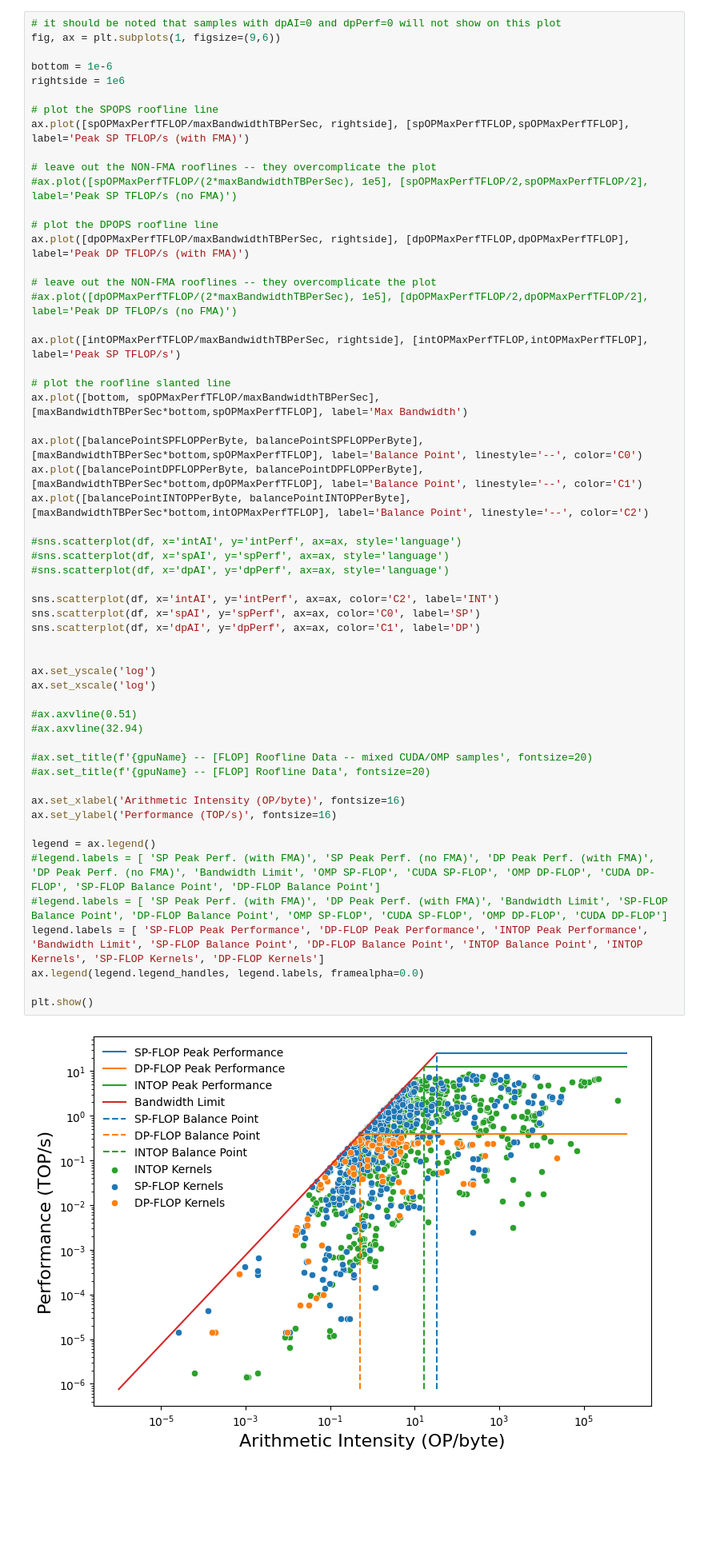
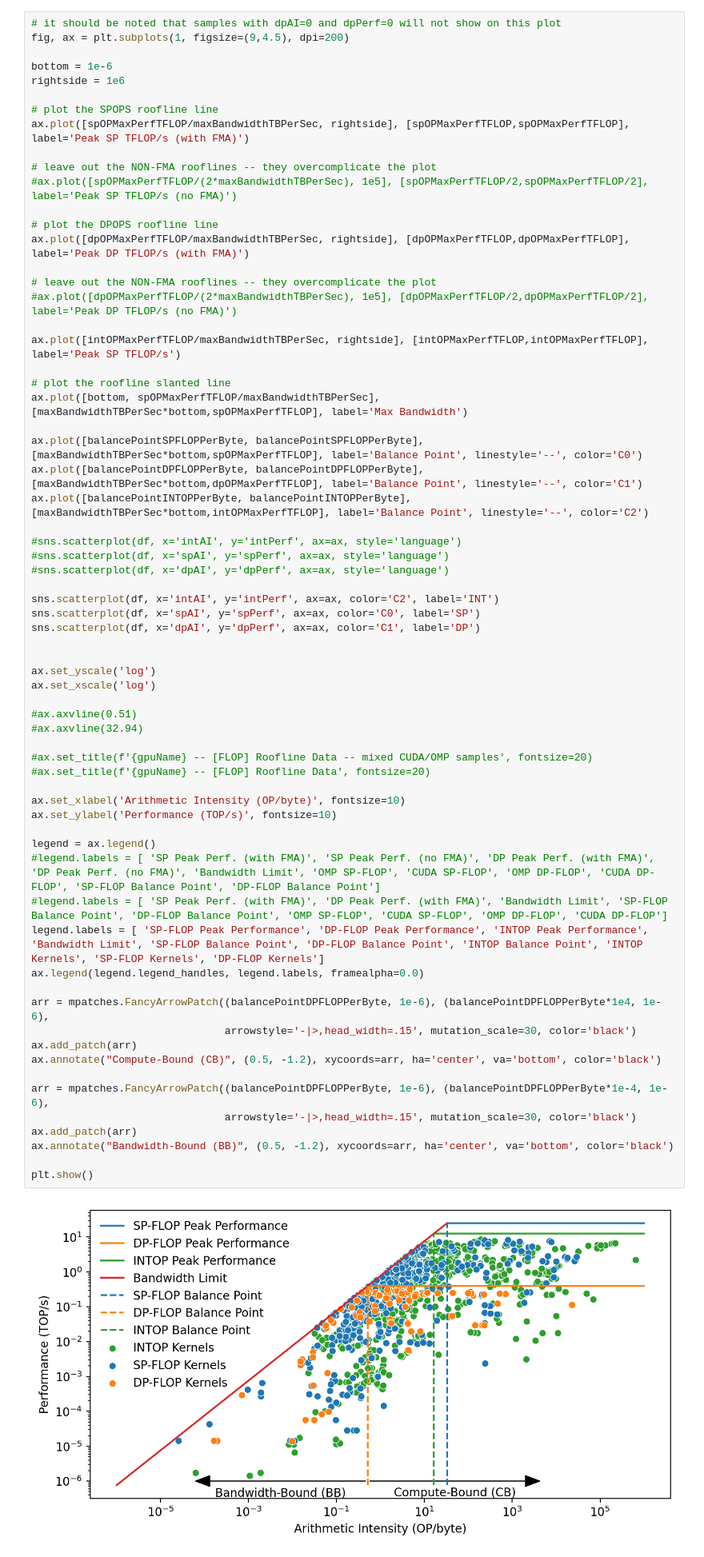
Before and after one commit to Scientific-Computing-Lab/ParallelCodeEstimation, a Jupyter notebook: dataset-gen/createTrainingDataset.ipynb, the cells around one changed output. Shown at 80% size. Cells and saved outputs as stored; diff of their text form; blank space fills up the shorter version.

Commit message:
updated plots

```diff
--- a/dataset-gen/createTrainingDataset.ipynb
+++ b/dataset-gen/createTrainingDataset.ipynb
@@ -324,7 +324,7 @@ Max Bandwidth TB/s 0.7603
 Peak Performance shown TFLOP/s: 0.19584
 # %%
 # it should be noted that samples with dpAI=0 and dpPerf=0 will not show on this plot
-fig, ax = plt.subplots(1, figsize=(9,6))
+fig, ax = plt.subplots(1, figsize=(9,4.5), dpi=200)
 
 bottom = 1e-6
 rightside = 1e6
@@ -350,36 +350,46 @@ ax.plot([balancePointSPFLOPPerByte, balancePointSPFLOPPerByte], [maxBandwidthTBP
 ax.plot([balancePointDPFLOPPerByte, balancePointDPFLOPPerByte], [maxBandwidthTBPerSec*bottom,dpOPMaxPerfTFLOP], label='Balance Point', linestyle='--', color='C1')
 ax.plot([balancePointINTOPPerByte, balancePointINTOPPerByte], [maxBandwidthTBPerSec*bottom,intOPMaxPerfTFLOP], label='Balance Point', linestyle='--', color='C2')
 
 #sns.scatterplot(df, x='intAI', y='intPerf', ax=ax, style='language')
 #sns.scatterplot(df, x='spAI', y='spPerf', ax=ax, style='language')
 #sns.scatterplot(df, x='dpAI', y='dpPerf', ax=ax, style='language')
 
 sns.scatterplot(df, x='intAI', y='intPerf', ax=ax, color='C2', label='INT')
 sns.scatterplot(df, x='spAI', y='spPerf', ax=ax, color='C0', label='SP')
 sns.scatterplot(df, x='dpAI', y='dpPerf', ax=ax, color='C1', label='DP')
 
 
 ax.set_yscale('log')
 ax.set_xscale('log')
 
 #ax.axvline(0.51)
 #ax.axvline(32.94)
 
 #ax.set_title(f'{gpuName} -- [FLOP] Roofline Data -- mixed CUDA/OMP samples', fontsize=20)
 #ax.set_title(f'{gpuName} -- [FLOP] Roofline Data', fontsize=20)
 
-ax.set_xlabel('Arithmetic Intensity (OP/byte)', fontsize=16)
-ax.set_ylabel('Performance (TOP/s)', fontsize=16)
+ax.set_xlabel('Arithmetic Intensity (OP/byte)', fontsize=10)
+ax.set_ylabel('Performance (TOP/s)', fontsize=10)
 
 legend = ax.legend()
 #legend.labels = [ 'SP Peak Perf. (with FMA)', 'SP Peak Perf. (no FMA)', 'DP Peak Perf. (with FMA)', 'DP Peak Perf. (no FMA)', 'Bandwidth Limit', 'OMP SP-FLOP', 'CUDA SP-FLOP', 'OMP DP-FLOP', 'CUDA DP-FLOP', 'SP-FLOP Balance Point', 'DP-FLOP Balance Point']
 #legend.labels = [ 'SP Peak Perf. (with FMA)', 'DP Peak Perf. (with FMA)', 'Bandwidth Limit', 'SP-FLOP Balance Point', 'DP-FLOP Balance Point', 'OMP SP-FLOP', 'CUDA SP-FLOP', 'OMP DP-FLOP', 'CUDA DP-FLOP']
 legend.labels = [ 'SP-FLOP Peak Performance', 'DP-FLOP Peak Performance', 'INTOP Peak Performance', 'Bandwidth Limit', 'SP-FLOP Balance Point', 'DP-FLOP Balance Point', 'INTOP Balance Point', 'INTOP Kernels', 'SP-FLOP Kernels', 'DP-FLOP Kernels']
 ax.legend(legend.legend_handles, legend.labels, framealpha=0.0)
 
+arr = mpatches.FancyArrowPatch((balancePointDPFLOPPerByte, 1e-6), (balancePointDPFLOPPerByte*1e4, 1e-6),
+                               arrowstyle='-|>,head_width=.15', mutation_scale=30, color='black')
+ax.add_patch(arr)
+ax.annotate("Compute-Bound (CB)", (0.5, -1.2), xycoords=arr, ha='center', va='bottom', color='black')
+
+arr = mpatches.FancyArrowPatch((balancePointDPFLOPPerByte, 1e-6), (balancePointDPFLOPPerByte*1e-4, 1e-6),
+                               arrowstyle='-|>,head_width=.15', mutation_scale=30, color='black')
+ax.add_patch(arr)
+ax.annotate("Bandwidth-Bound (BB)", (0.5, -1.2), xycoords=arr, ha='center', va='bottom', color='black')
+
 plt.show()
 # %% [output]
-[figure, old version]
+[figure, new version]
 # %% [markdown]
 Notice how the NVIDIA-reported roofline looks very similar to our rooflines!
 
```
Also changed, not shown: parts of 2 cells of this notebook.
